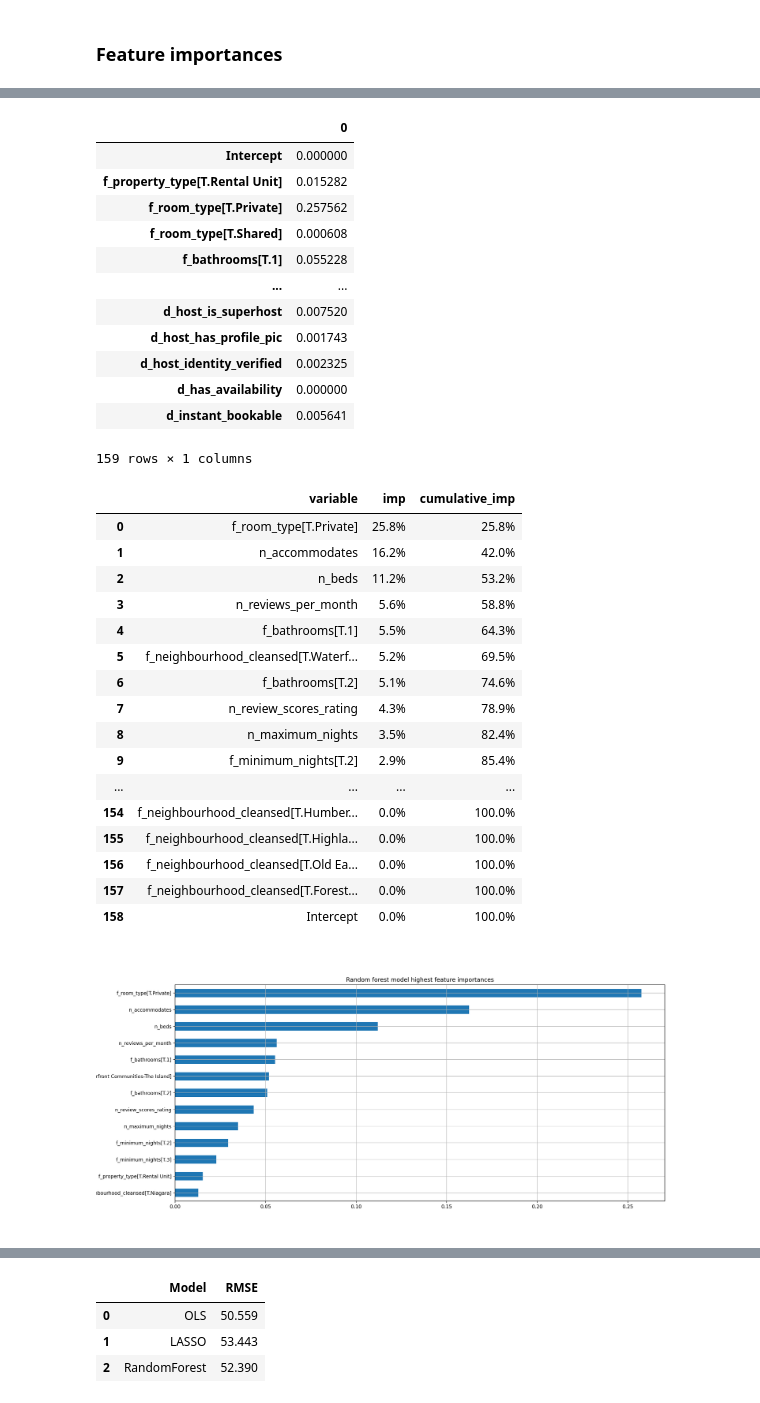
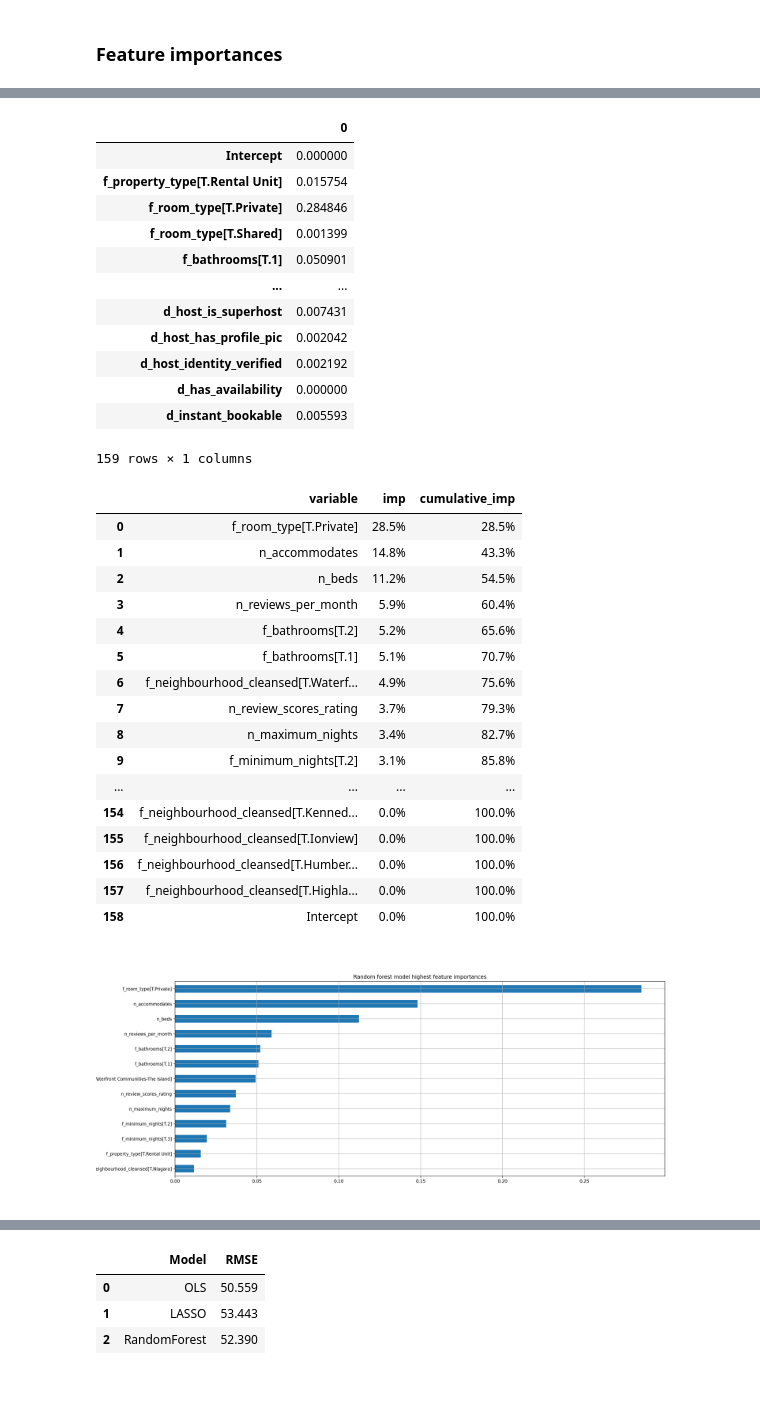
Before and after one commit to zsofiarebeka/DA3_Assignment-2, a Jupyter notebook: DA3_Assignment-2.ipynb, the cells around one changed output, grey strips where cells are left out. Drawn from its saved outputs; the diff is of its cells as text; code cells hidden in the pictures.

```diff
--- a/DA3_Assignment-2.ipynb
+++ b/DA3_Assignment-2.ipynb
@@ -411,6 +397,7 @@ Name: usd_price_day, dtype: int64
 data = data.assign(
     host_response_rate=lambda x: x["host_response_rate"].fillna(np.median(x["host_response_rate"].dropna())),
     host_acceptance_rate=lambda x: x["host_acceptance_rate"].fillna(np.median(x["host_acceptance_rate"].dropna())),
+    d_host_is_superhost=lambda x: x["d_host_is_superhost"].fillna(0),
     bathrooms=lambda x: x["bathrooms"].fillna(np.median(x["bathrooms"].dropna())),
     beds=lambda x: np.where(x["beds"].isnull(), x["accommodates"], x["beds"]),
     minimum_nights=lambda x: x["minimum_nights"].fillna(1),
@@ -1415,16 +1598,16 @@ pd.DataFrame(
 # %% [output]
 |  | 0 |
 | Intercept | 0.000000 |
-| f_property_type[T.Rental Unit] | 0.015282 |
-| f_room_type[T.Private] | 0.257562 |
-| f_room_type[T.Shared] | 0.000608 |
-| f_bathrooms[T.1] | 0.055228 |
+| f_property_type[T.Rental Unit] | 0.015754 |
+| f_room_type[T.Private] | 0.284846 |
+| f_room_type[T.Shared] | 0.001399 |
+| f_bathrooms[T.1] | 0.050901 |
 | ... | ... |
-| d_host_is_superhost | 0.007520 |
-| d_host_has_profile_pic | 0.001743 |
-| d_host_identity_verified | 0.002325 |
+| d_host_is_superhost | 0.007431 |
+| d_host_has_profile_pic | 0.002042 |
+| d_host_identity_verified | 0.002192 |
 | d_has_availability | 0.000000 |
-| d_instant_bookable | 0.005641 |
+| d_instant_bookable | 0.005593 |
 159 rows × 1 columns
 # %%
 # Reshaping the DataFrame for better readability
@@ -1449,21 +1632,21 @@ df_var_imp.style.format({
     'cumulative_imp': lambda x: f'{x:,.1%}'})
 # %% [output]
 |  | variable | imp | cumulative_imp |
-| 0 | f_room_type[T.Private] | 25.8% | 25.8% |
-| 1 | n_accommodates | 16.2% | 42.0% |
-| 2 | n_beds | 11.2% | 53.2% |
-| 3 | n_reviews_per_month | 5.6% | 58.8% |
-| 4 | f_bathrooms[T.1] | 5.5% | 64.3% |
-| 5 | f_neighbourhood_cleansed[T.Waterf... | 5.2% | 69.5% |
-| 6 | f_bathrooms[T.2] | 5.1% | 74.6% |
-| 7 | n_review_scores_rating | 4.3% | 78.9% |
-| 8 | n_maximum_nights | 3.5% | 82.4% |
-| 9 | f_minimum_nights[T.2] | 2.9% | 85.4% |
+| 0 | f_room_type[T.Private] | 28.5% | 28.5% |
+| 1 | n_accommodates | 14.8% | 43.3% |
+| 2 | n_beds | 11.2% | 54.5% |
+| 3 | n_reviews_per_month | 5.9% | 60.4% |
+| 4 | f_bathrooms[T.2] | 5.2% | 65.6% |
+| 5 | f_bathrooms[T.1] | 5.1% | 70.7% |
+| 6 | f_neighbourhood_cleansed[T.Waterf... | 4.9% | 75.6% |
+| 7 | n_review_scores_rating | 3.7% | 79.3% |
+| 8 | n_maximum_nights | 3.4% | 82.7% |
+| 9 | f_minimum_nights[T.2] | 3.1% | 85.8% |
 | ... | ... | ... | ... |
-| 154 | f_neighbourhood_cleansed[T.Humber... | 0.0% | 100.0% |
-| 155 | f_neighbourhood_cleansed[T.Highla... | 0.0% | 100.0% |
-| 156 | f_neighbourhood_cleansed[T.Old Ea... | 0.0% | 100.0% |
-| 157 | f_neighbourhood_cleansed[T.Forest... | 0.0% | 100.0% |
+| 154 | f_neighbourhood_cleansed[T.Kenned... | 0.0% | 100.0% |
+| 155 | f_neighbourhood_cleansed[T.Ionview] | 0.0% | 100.0% |
+| 156 | f_neighbourhood_cleansed[T.Humber... | 0.0% | 100.0% |
+| 157 | f_neighbourhood_cleansed[T.Highla... | 0.0% | 100.0% |
 | 158 | Intercept | 0.0% | 100.0% |
 # %%
 # Setting the cutoff to 1%
@@ -1471,15 +1654,15 @@ cutoff = 0.01
 # %%
 # Plotting feature importances with horizontal bar charts
 df_var_imp[df_var_imp.imp > cutoff]\
     .sort_values(by = 'imp')\
     .plot(kind = 'barh',
           x = 'variable', y = 'imp',
-          figsize = (18,8), grid = True,
+          figsize = (20,8), grid = True,
           title = 'Random forest model highest feature importances',
           ylabel = 'Variables', legend = False
          );
 plt.show()
 # %% [output]
-[figure, old version]
+[figure, new version]
 # %% [markdown]
 ----------------------------------------------------------------------------------------------------------------
```
Also changed, not shown: parts of 54 cells of this notebook, 2 other files.
